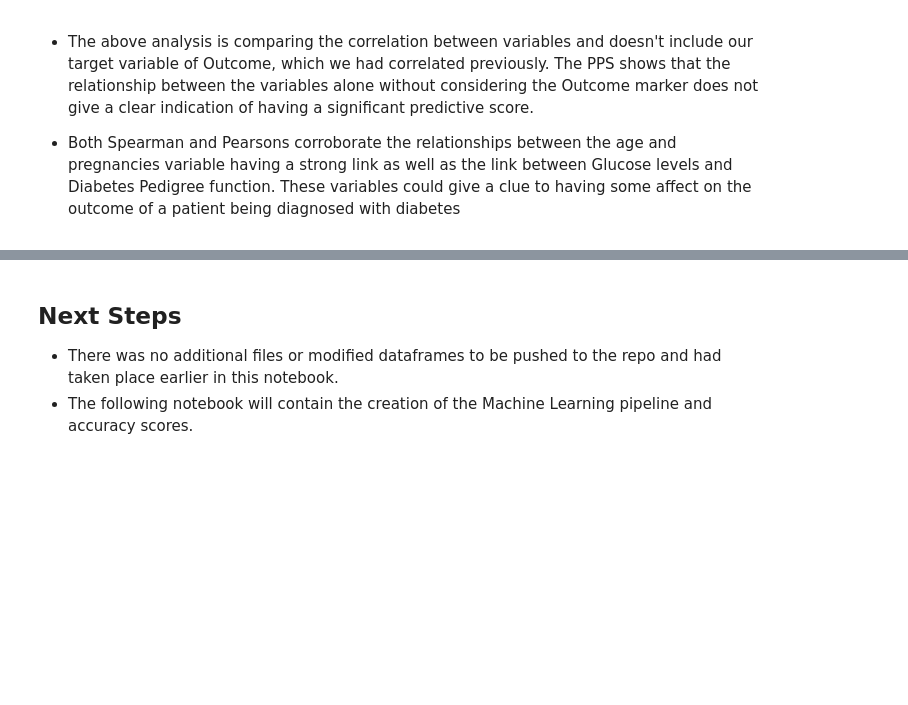
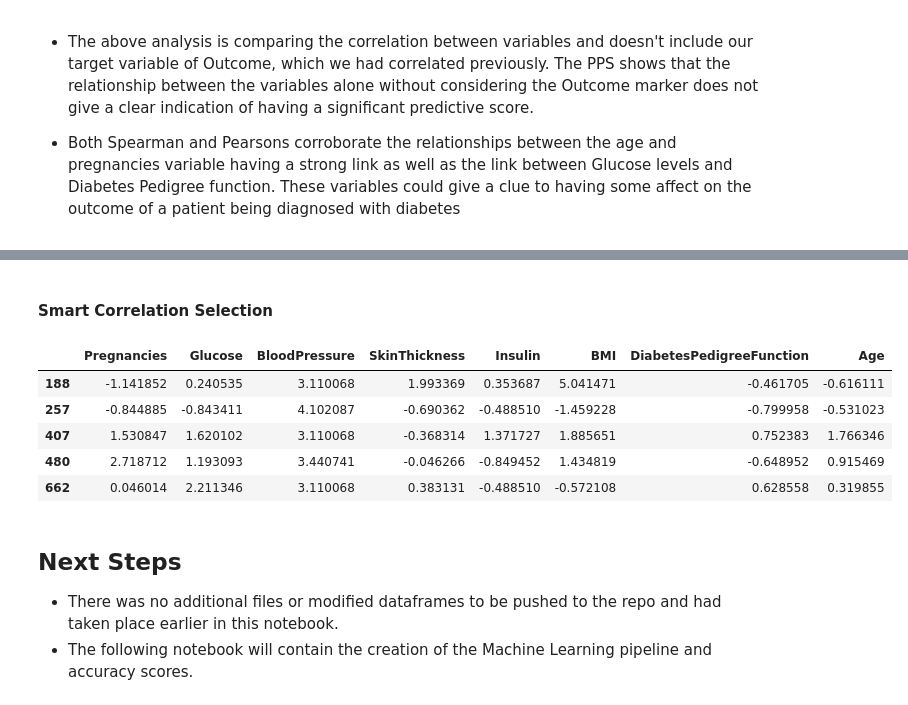
Before and after one commit to Code-Institute-Submissions/hardingrichard-pp5-diabetes-prediction_JanResub, a Jupyter notebook: jupyter_notebooks/03-FeatureEngineering.ipynb, the cells around one changed output, grey strips where cells are left out. Cells and saved outputs as stored; diff of their text form; code cells hidden in the pictures; blank space fills up the shorter version.

Commit message:
Add quick feature engineering and smart correlation selection

```diff
--- a/jupyter_notebooks/03-FeatureEngineering.ipynb
+++ b/jupyter_notebooks/03-FeatureEngineering.ipynb
@@ -731,3 +954,17 @@ The score has a range of 0 (no predictive power) and 1 (perfect predictive power
+# %% [markdown]
+#### Smart Correlation Selection
+# %%
+from feature_engine.selection import SmartCorrelatedSelection
+
+x_train_engineering = x_train.copy()
+x_train_engineering.head()
+# %% [output]
+|  | Pregnancies | Glucose | BloodPressure | SkinThickness | Insulin | BMI | DiabetesPedigreeFunction | Age |
+| 188 | -1.141852 | 0.240535 | 3.110068 | 1.993369 | 0.353687 | 5.041471 | -0.461705 | -0.616111 |
+| 257 | -0.844885 | -0.843411 | 4.102087 | -0.690362 | -0.488510 | -1.459228 | -0.799958 | -0.531023 |
+| 407 | 1.530847 | 1.620102 | 3.110068 | -0.368314 | 1.371727 | 1.885651 | 0.752383 | 1.766346 |
+| 480 | 2.718712 | 1.193093 | 3.440741 | -0.046266 | -0.849452 | 1.434819 | -0.648952 | 0.915469 |
+| 662 | 0.046014 | 2.211346 | 3.110068 | 0.383131 | -0.488510 | -0.572108 | 0.628558 | 0.319855 |
 # %% [markdown]
 ## Next Steps
 
```
Also changed, not shown: parts of 3 cells of this notebook.
